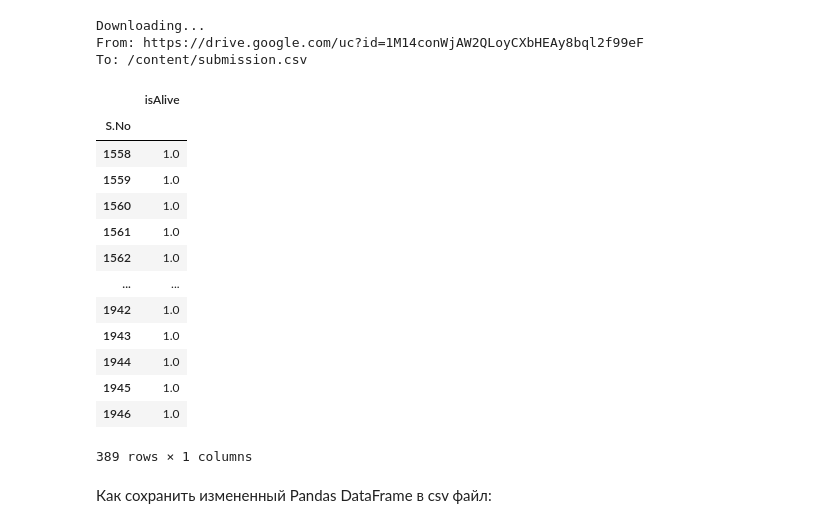
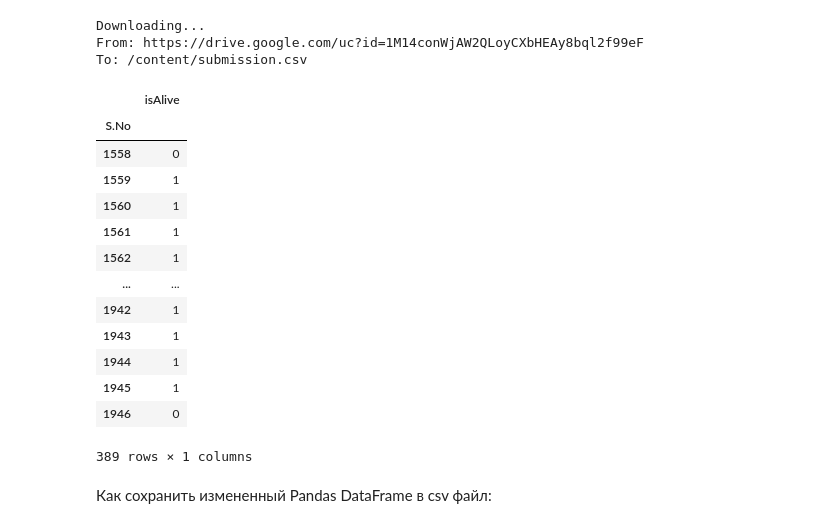
Before and after one commit to RedkinDenis/DeepLearning, a Jupyter notebook: week_01_ml_intro/Homework/hw_1_game_of_thrones.ipynb, the cells around one changed output. Saved outputs shown, nothing was run; the diff lists cells and outputs as text; code cells hidden in the pictures.

```diff
--- a/week_01_ml_intro/Homework/hw_1_game_of_thrones.ipynb
+++ b/week_01_ml_intro/Homework/hw_1_game_of_thrones.ipynb
@@ -266,22 +251,24 @@ data
 # %%
 # кодировка категориальных призанков
 
-from sklearn.preprocessing import LabelEncoder
+from sklearn.preprocessing import OrdinalEncoder
 
 cat_features = ['title', 'house', 'culture']
 
 # Create a LabelEncoder object
-label_encoding = LabelEncoder()
+encoding = OrdinalEncoder(handle_unknown='use_encoded_value', unknown_value=-1)
 
 # Fit and transform the categorical data
 
-for column in cat_features:
-  data[column] = label_encoding.fit_transform(data[column])
+# for column in cat_features:
+data[cat_features] = encoding.fit_transform(data[cat_features])
 
-for column in cat_features:
-  data_test[column] = label_encoding.transform(data_test[column])
+# for column in cat_features:
+data_test[cat_features] = encoding.transform(data_test[cat_features])
 
 data
+
+# data[cat_features]
 # %% [output]
 |  | title | male | culture | dateOfBirth | house | isMarried | isNoble | age | isAlive | isPopular | ... |
 | S.No |  |  |  |  |  |  |  |  |  |  | ... |
@@ -740,24 +727,23 @@ To: /content/submission.csv
 # %%
 submission = pd.read_csv("/content/submission.csv", index_col='S.No')
 # %%
-test = data_test.drop(columns=['isAlive'])
-test = scaler.transform(test)
-submission['isAlive'] = best_LR.predict(test)
+test = scaler.transform(data_test)
+submission['isAlive'] = best_ada.predict(test)
 submission
 # %% [output]
 |  | isAlive |
 | S.No |  |
-| 1558 | 1.0 |
-| 1559 | 1.0 |
-| 1560 | 1.0 |
-| 1561 | 1.0 |
-| 1562 | 1.0 |
+| 1558 | 0 |
+| 1559 | 1 |
+| 1560 | 1 |
+| 1561 | 1 |
+| 1562 | 1 |
 | ... | ... |
-| 1942 | 1.0 |
-| 1943 | 1.0 |
-| 1944 | 1.0 |
-| 1945 | 1.0 |
-| 1946 | 1.0 |
+| 1942 | 1 |
+| 1943 | 1 |
+| 1944 | 1 |
+| 1945 | 1 |
+| 1946 | 0 |
 389 rows × 1 columns
 # %% [markdown]
 Как сохранить измененный Pandas DataFrame в csv файл:
```
Also changed, not shown: parts of 15 cells of this notebook.
